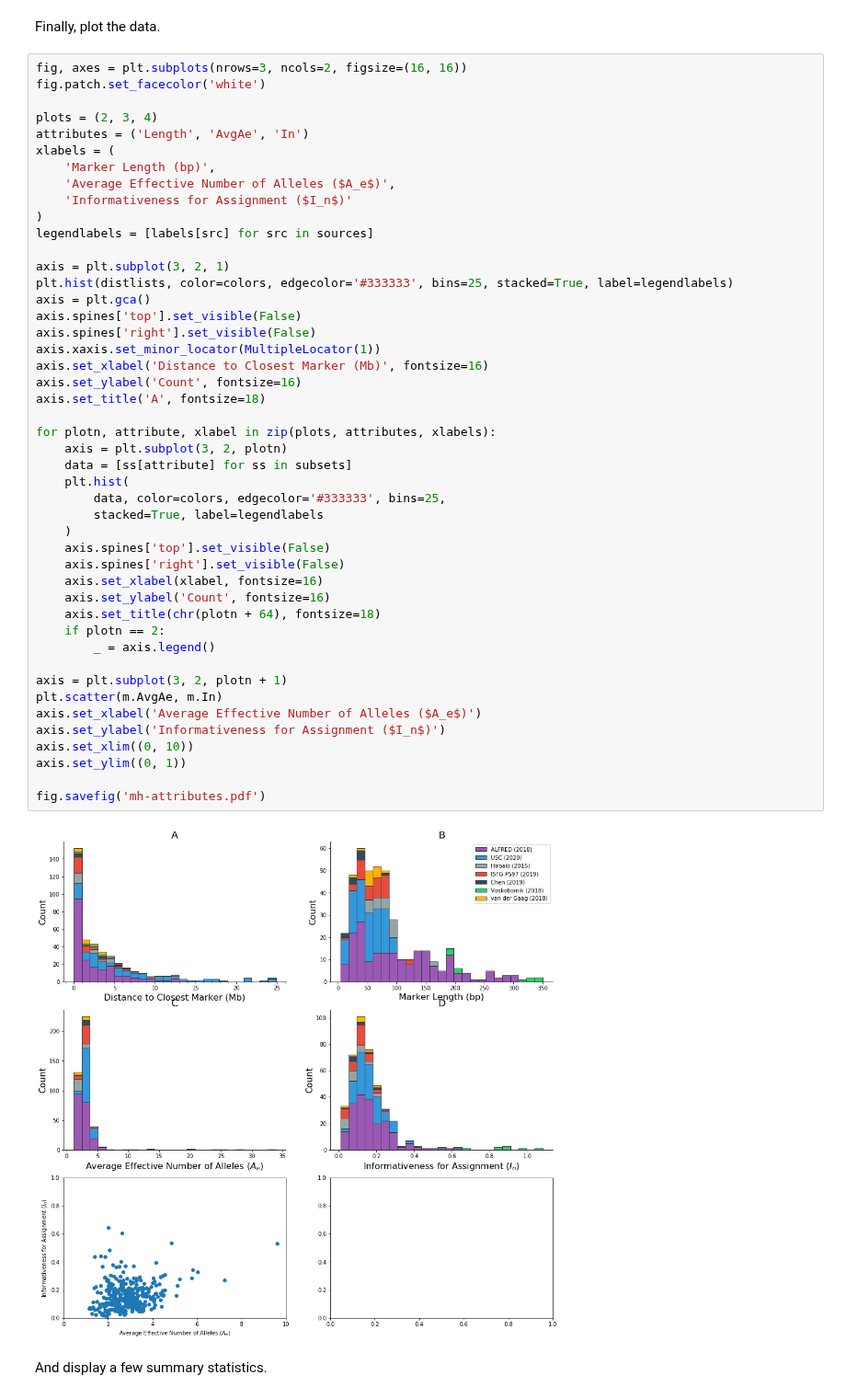
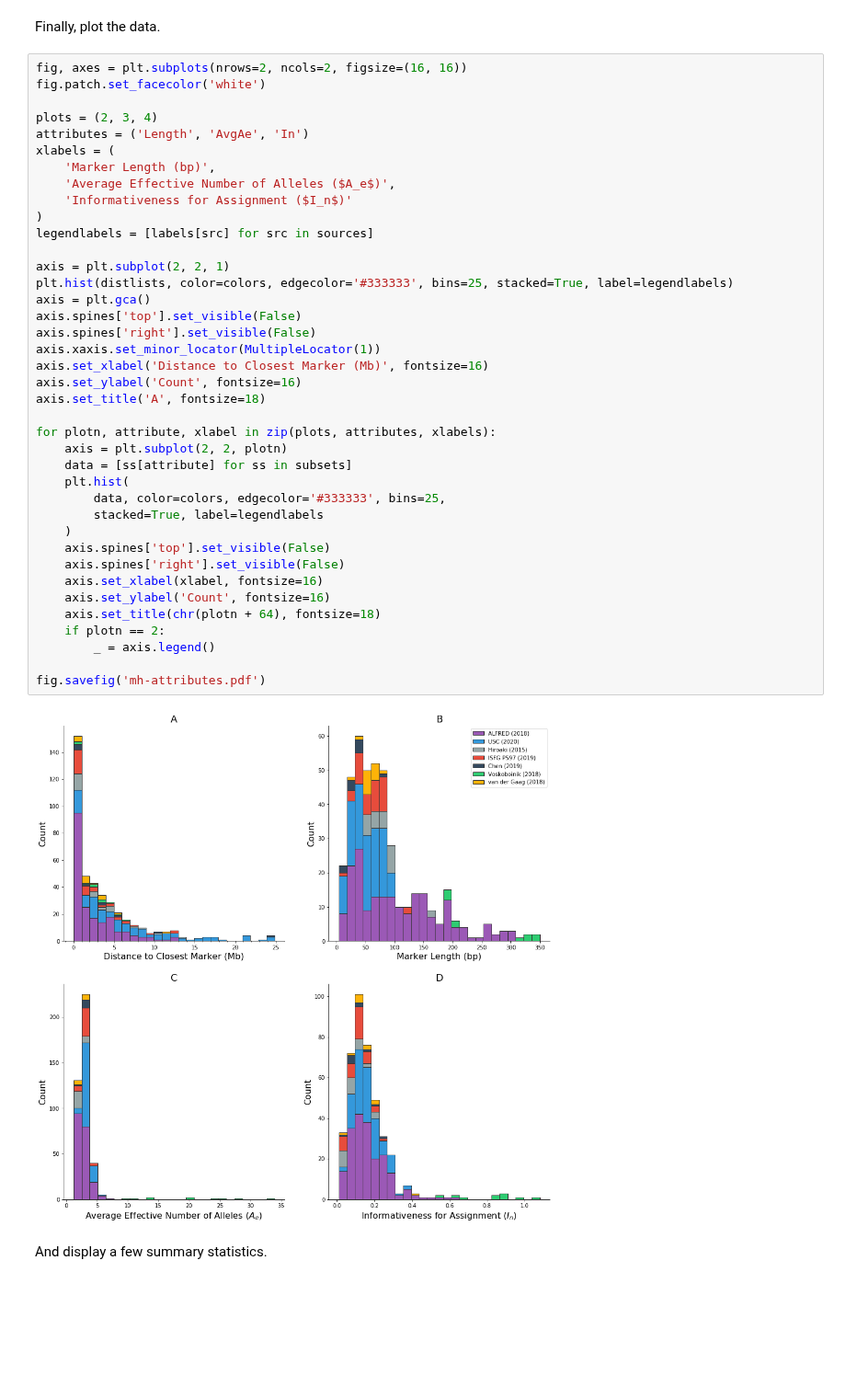
Before and after one commit to bioforensics/MicroHapDB, a Jupyter notebook: notebooks/marker-attributes.ipynb, the cells around one changed output. Shown at 92% size. Cells and saved outputs as stored; diff of their text form; blank space fills up the shorter version.

```diff
--- a/notebooks/marker-attributes.ipynb
+++ b/notebooks/marker-attributes.ipynb
@@ -86,7 +86,7 @@ for src in sources:
 # %% [markdown]
 Finally, plot the data.
 # %%
-fig, axes = plt.subplots(nrows=3, ncols=2, figsize=(16, 16))
+fig, axes = plt.subplots(nrows=2, ncols=2, figsize=(16, 16))
 fig.patch.set_facecolor('white')
 
 plots = (2, 3, 4)
@@ -96,43 +96,36 @@ xlabels = (
     'Average Effective Number of Alleles ($A_e$)',
     'Informativeness for Assignment ($I_n$)'
 )
 legendlabels = [labels[src] for src in sources]
 
-axis = plt.subplot(3, 2, 1)
+axis = plt.subplot(2, 2, 1)
 plt.hist(distlists, color=colors, edgecolor='#333333', bins=25, stacked=True, label=legendlabels)
 axis = plt.gca()
 axis.spines['top'].set_visible(False)
 axis.spines['right'].set_visible(False)
 axis.xaxis.set_minor_locator(MultipleLocator(1))
 axis.set_xlabel('Distance to Closest Marker (Mb)', fontsize=16)
 axis.set_ylabel('Count', fontsize=16)
 axis.set_title('A', fontsize=18)
 
 for plotn, attribute, xlabel in zip(plots, attributes, xlabels):
-    axis = plt.subplot(3, 2, plotn)
+    axis = plt.subplot(2, 2, plotn)
     data = [ss[attribute] for ss in subsets]
     plt.hist(
         data, color=colors, edgecolor='#333333', bins=25,
         stacked=True, label=legendlabels
     )
     axis.spines['top'].set_visible(False)
     axis.spines['right'].set_visible(False)
     axis.set_xlabel(xlabel, fontsize=16)
     axis.set_ylabel('Count', fontsize=16)
     axis.set_title(chr(plotn + 64), fontsize=18)
     if plotn == 2:
         _ = axis.legend()
 
-axis = plt.subplot(3, 2, plotn + 1)
-plt.scatter(m.AvgAe, m.In)
-axis.set_xlabel('Average Effective Number of Alleles ($A_e$)')
-axis.set_ylabel('Informativeness for Assignment ($I_n$)')
-axis.set_xlim((0, 10))
-axis.set_ylim((0, 1))
-
 fig.savefig('mh-attributes.pdf')
 # %% [output]
-[figure, old version]
+[figure, new version]
 # %% [markdown]
 And display a few summary statistics.
 # %%
```
Also changed, not shown: parts of 1 cell of this notebook, 9 other files.
